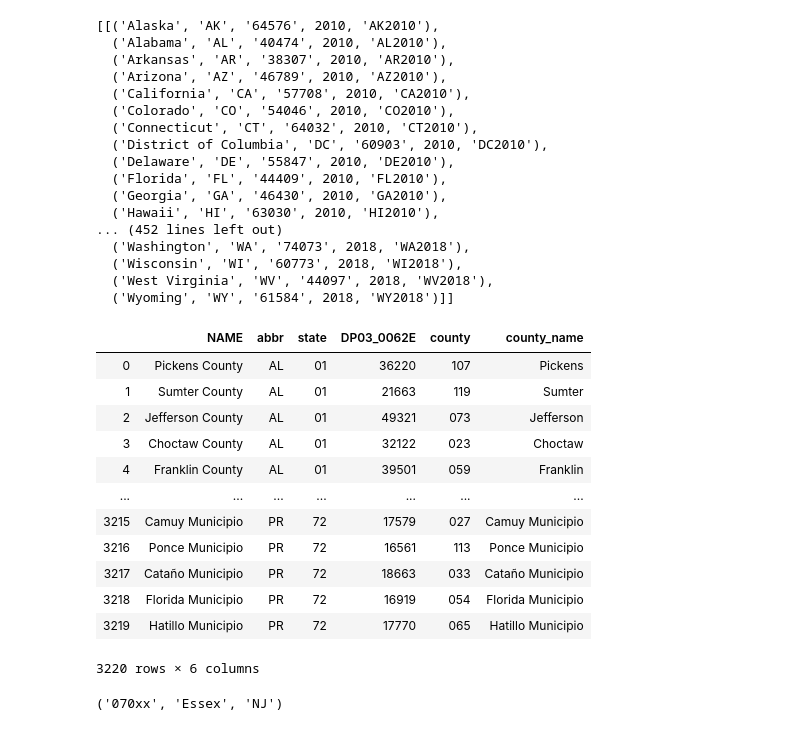
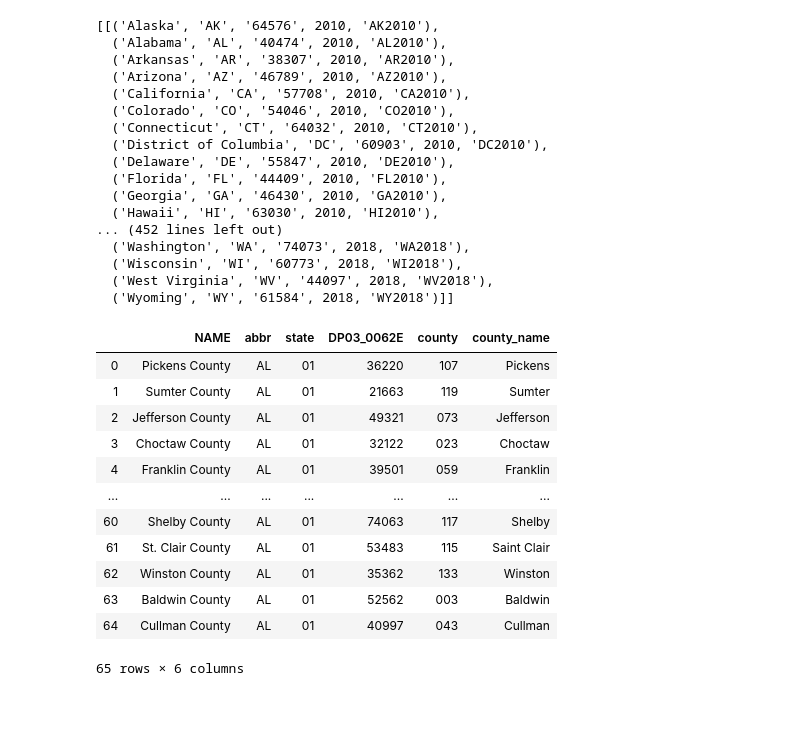
Before and after one commit to KennyMiyasato/income_predictor, a Jupyter notebook: mod_5_project.ipynb, the cells around one changed output. Cells and saved outputs as stored; diff of their text form; code cells hidden in the pictures.

```diff
--- a/mod_5_project.ipynb
+++ b/mod_5_project.ipynb
@@ -849,16 +853,0 @@ df = df[['NAME','abbr','state','DP03_0062E','county','county_name']]
-# %%
-df
-# %% [output]
-|  | NAME | abbr | state | DP03_0062E | county | county_name |
-| 0 | Pickens County | AL | 01 | 36220 | 107 | Pickens |
-| 1 | Sumter County | AL | 01 | 21663 | 119 | Sumter |
-| 2 | Jefferson County | AL | 01 | 49321 | 073 | Jefferson |
-| 3 | Choctaw County | AL | 01 | 32122 | 023 | Choctaw |
-| 4 | Franklin County | AL | 01 | 39501 | 059 | Franklin |
-| ... | ... | ... | ... | ... | ... | ... |
-| 3215 | Camuy Municipio | PR | 72 | 17579 | 027 | Camuy Municipio |
-| 3216 | Ponce Municipio | PR | 72 | 16561 | 113 | Ponce Municipio |
-| 3217 | Cataño Municipio | PR | 72 | 18663 | 033 | Cataño Municipio |
-| 3218 | Florida Municipio | PR | 72 | 16919 | 054 | Florida Municipio |
-| 3219 | Hatillo Municipio | PR | 72 | 17770 | 065 | Hatillo Municipio |
-3220 rows × 6 columns
@@ -879,31 +854,48 @@ response_text = response.text
+# %%
+foo = call_census_api_for_counties()
+# %%
+foo.head(65)
+# %% [output]
+|  | NAME | abbr | state | DP03_0062E | county | county_name |
+| 0 | Pickens County | AL | 01 | 36220 | 107 | Pickens |
+| 1 | Sumter County | AL | 01 | 21663 | 119 | Sumter |
+| 2 | Jefferson County | AL | 01 | 49321 | 073 | Jefferson |
+| 3 | Choctaw County | AL | 01 | 32122 | 023 | Choctaw |
+| 4 | Franklin County | AL | 01 | 39501 | 059 | Franklin |
+| ... | ... | ... | ... | ... | ... | ... |
+| 60 | Shelby County | AL | 01 | 74063 | 117 | Shelby |
+| 61 | St. Clair County | AL | 01 | 53483 | 115 | Saint Clair |
+| 62 | Winston County | AL | 01 | 35362 | 133 | Winston |
+| 63 | Baldwin County | AL | 01 | 52562 | 003 | Baldwin |
+| 64 | Cullman County | AL | 01 | 40997 | 043 | Cullman |
+65 rows × 6 columns
 # %%
 county = 'Essex'
 state = 'NJ'
 
-url = f"https://www.getzips.com/cgi-bin/ziplook.exe?What=3&County={county}&State={state}&Submit=Look+It+Up"
-page = requests.get(url)
-soup1 = BeautifulSoup(page.content, 'html.parser')
+def get_zipcode(county, state):
+    url = f"https://www.getzips.com/cgi-bin/ziplook.exe?What=3&County={county}&State={state}&Submit=Look+It+Up"
+    page = requests.get(url)
+    soup1 = BeautifulSoup(page.content, 'html.parser')
 
-table = soup1.find_all('table')[2]
-rows = table.find_all('tr')
-row_list = list()
+    table = soup1.find_all('table')[2]
+    rows = table.find_all('tr')
+    row_list = list()
 
-for tr in rows:
-    td = tr.find_all('td')
-    row = [i.text for i in td]
-    row_list.append(row)
+    for tr in rows:
+        td = tr.find_all('td')
+        row = [i.text for i in td]
+        row_list.append(row)
 
-columns = row_list[0]
-row_list.pop(0)
-state = re.search("( \w\w)+", row_list[0][1], flags=re.I)
-state = state[0].strip()
+    columns = row_list[0]
+    row_list.pop(0)
+    try:
+        first_3_zipcode = re.search("(^\d{3})+", row_list[0][0], flags=re.I)
+        first_3_zipcode = first_3_zipcode[0]+"xx"
+    except Exception as e:
+        first_3_zipcode = '--'
+        print(f"could not find: {county}, {state}")
 
-first_3_zipcode = re.search("(^\d{3})+", row_list[0][0], flags=re.I)
-first_3_zipcode = first_3_zipcode[0]+"xx"
+    df_bs = pd.DataFrame(row_list,columns=columns)
 
-
-df_bs = pd.DataFrame(row_list,columns=columns)
-
-first_3_zipcode, row_list[0][2], state
+    return first_3_zipcode, county, state
-# %% [output]
-('070xx', 'Essex', 'NJ')
```
Also changed, not shown: parts of 9 cells of this notebook, 1 other file.
